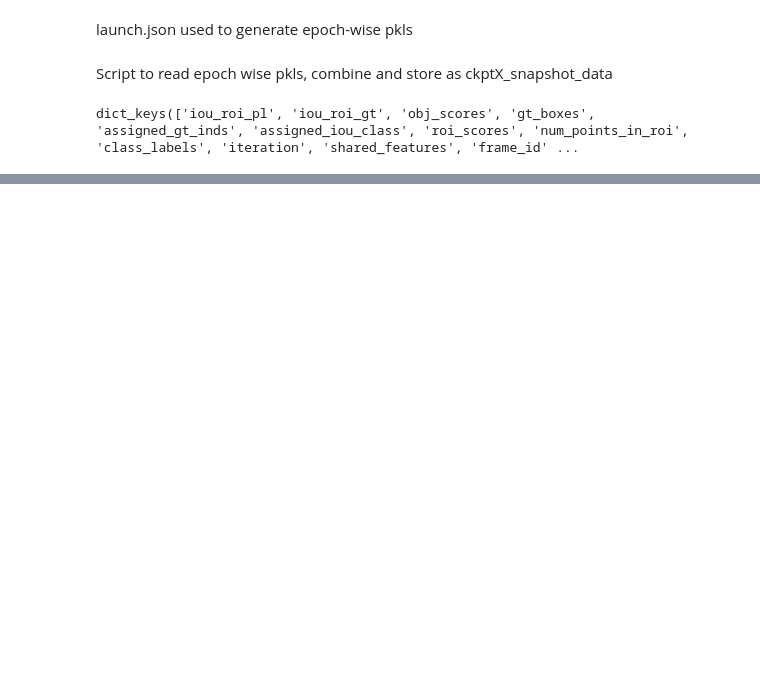
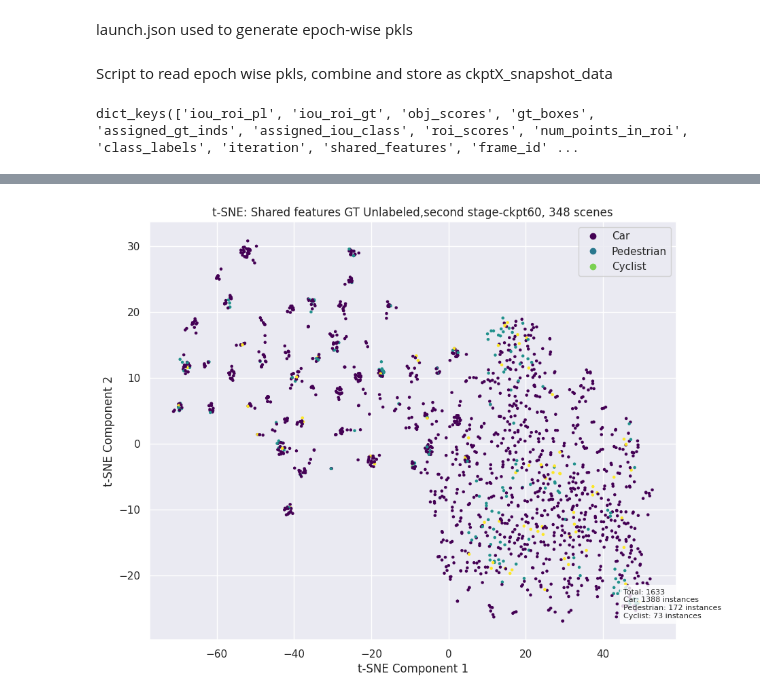
Before and after one commit to adv010/OpenPCDet, a Jupyter notebook: Tsne_feature_3diou_org.ipynb, the cells around one changed output, grey strips where cells are left out. Saved outputs shown, nothing was run; the diff lists cells and outputs as text; code cells hidden in the pictures; blank space fills up the shorter version.

```diff
--- a/Tsne_feature_3diou_org.ipynb
+++ b/Tsne_feature_3diou_org.ipynb
@@ -217,0 +195,40 @@ def get_objectness_tp_fp(x_tsne, y_tsne, conf_scores,thresh):
+# %%
+import numpy as np
+import matplotlib.pyplot as plt
+from sklearn.manifold import TSNE
+from sklearn.preprocessing import StandardScaler
+
+# Create a sample dataset
+x = ulb_gt_sh_ft
+y = ulb_gt_classes.astype(int)
+conf_scores = ulb_gt_obj_scores
+# Normalize the features
+scaler = StandardScaler()
+x_normalized = scaler.fit_transform(x)
+
+# Perform t-SNE on normalized features
+tsne = TSNE(n_components=2, perplexity=30, learning_rate='auto', n_iter=1500, random_state=0)
+x_tsne = tsne.fit_transform(x_normalized)
+
+# Create a scatter plot with colored points based on labels
+plt.figure(figsize=(10, 8))
+scatter = plt.scatter(x_tsne[:, 0], x_tsne[:, 1], c=y, cmap='viridis', s=5)
+plt.xlabel('t-SNE Component 1')
+plt.ylabel('t-SNE Component 2')
+title = f"t-SNE: Shared features GT Unlabeled,second stage-ckpt60, {np.unique(ulb_frame_ids).shape[0]} scenes"
+plt.title(title)
+# Add legend
+class_names = ['Car', 'Pedestrian', 'Cyclist']
+handles, _ = scatter.legend_elements(num=len(class_names))
+legend = plt.legend(handles, class_names, loc='upper right')
+
+# Add a box showing occurrences of each class
+class_counts = np.bincount(y)
+total_count = np.sum(class_counts)
+class_counts_str =  [f"Total: {total_count}"] + [f"{class_name}: {count} instances" for class_name, count in zip(class_names, class_counts)]
+occurrences_text = '\n'.join(class_counts_str)
+plt.text(0.9, 0.05, occurrences_text, transform=plt.gca().transAxes, fontsize=8, verticalalignment='bottom', bbox=dict(facecolor='white', alpha=0.8))
+
+plt.show()
+# %% [output]
+[figure, added]
```
Also changed, not shown: parts of 34 cells of this notebook, 4 other files.
